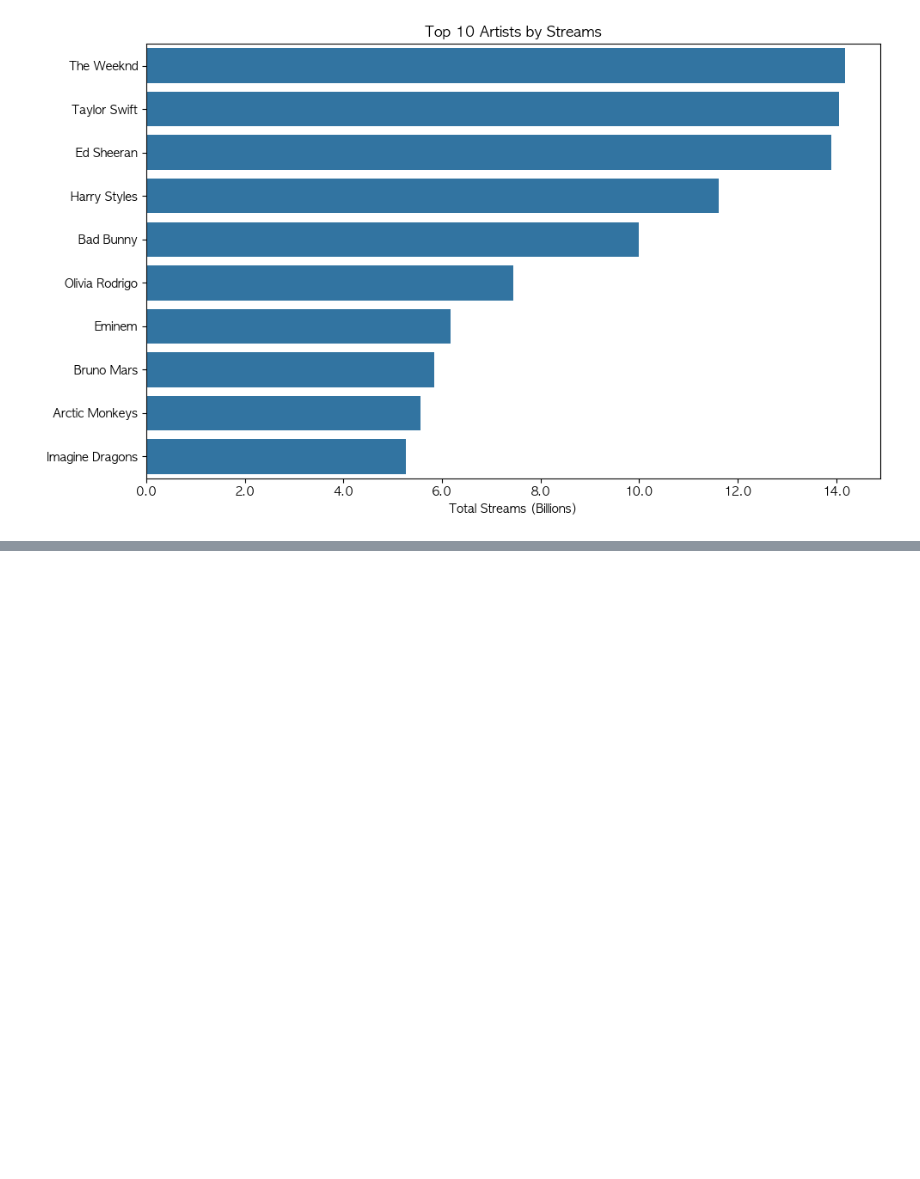
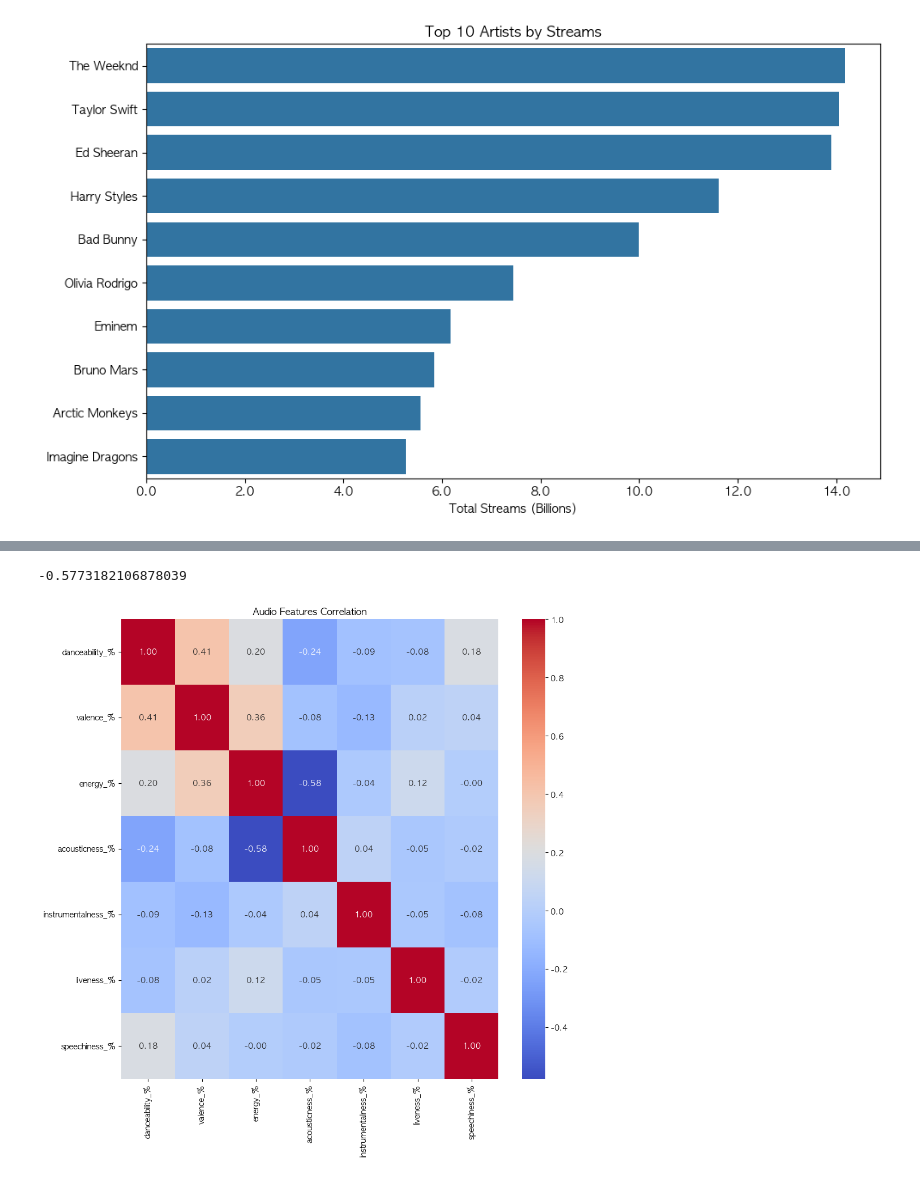
Before and after one commit to okzzinkyo/spotify-eda, a Jupyter notebook: spotify_eda.ipynb, the cells around one changed output, grey strips where cells are left out. Cells and saved outputs as stored; diff of their text form; code cells hidden in the pictures; blank space fills up the shorter version.

Commit message:
3단계 완료 - 오디오 피처 상관관계 heatmap

```diff
--- a/spotify_eda.ipynb
+++ b/spotify_eda.ipynb
@@ -93,0 +150,10 @@ plt.show()
+# %%
+# 방법 1 — 직접 리스트로
+# audio_features = df[["danceability_%", "valence_%", ...]]
+
+# 방법 2 — 컬럼명 패턴으로
+audio_features = df[[col for col in df.columns if col.endswith("_%")]]
+# %%
+# 오디오피쳐 컬럼들 간의 상관관계 구하기
+corr_matrix = audio_features.corr()
+print(corr_matrix.round(4))
@@ -93,0 +178,12 @@ plt.show()
+# %%
+print(corr_matrix['energy_%']['acousticness_%'])
+# %% [output]
+-0.5773182106878039
+# %%
+plt.figure(figsize=(10,10))
+sns.heatmap(corr_matrix, annot=True, fmt='.2f', cmap='coolwarm')
+plt.title("Audio Features Correlation")
+plt.tight_layout()
+plt.show()
+# %% [output]
+[figure, added]
```
Also changed, not shown: parts of 9 cells of this notebook.
